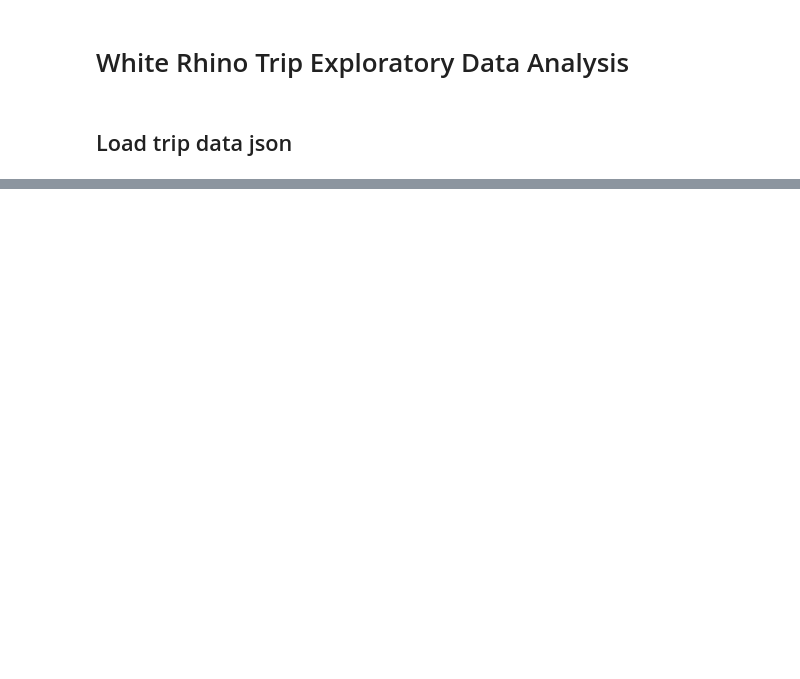
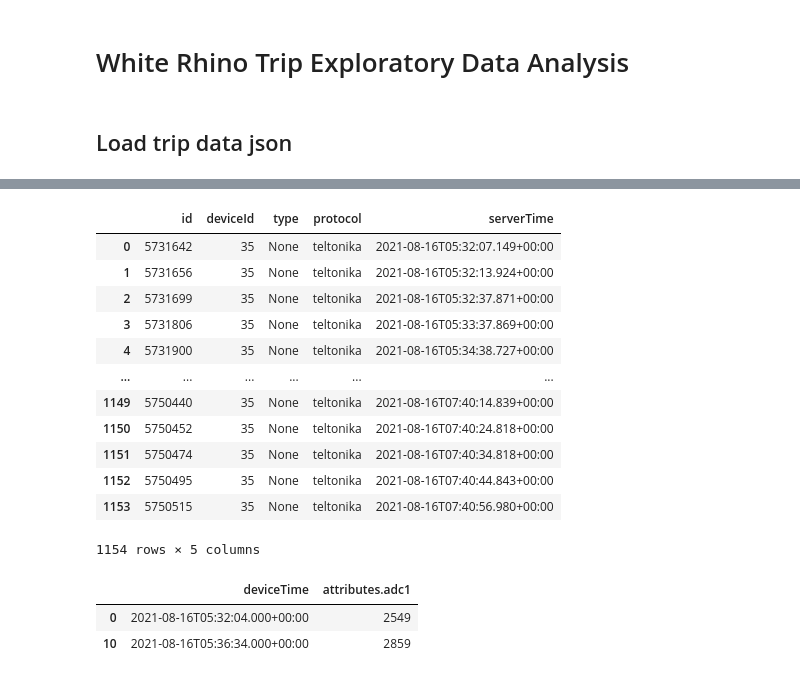
Before and after one commit to ifolarin/ML-foundations, a Jupyter notebook: notebooks/white-rhino/trip-eda.ipynb, the cells around one changed output, grey strips where cells are left out. Drawn from its saved outputs; the diff is of its cells as text; code cells hidden in the pictures; blank space fills up the shorter version.

```diff
--- a/notebooks/white-rhino/trip-eda.ipynb
+++ b/notebooks/white-rhino/trip-eda.ipynb
@@ -44,0 +166,24 @@ td
+# %%
+sel_col = list(range(0,5))
+df.iloc[:,sel_col]
+# %% [output]
+|  | id | deviceId | type | protocol | serverTime |
+| 0 | 5731642 | 35 | None | teltonika | 2021-08-16T05:32:07.149+00:00 |
+| 1 | 5731656 | 35 | None | teltonika | 2021-08-16T05:32:13.924+00:00 |
+| 2 | 5731699 | 35 | None | teltonika | 2021-08-16T05:32:37.871+00:00 |
+| 3 | 5731806 | 35 | None | teltonika | 2021-08-16T05:33:37.869+00:00 |
+| 4 | 5731900 | 35 | None | teltonika | 2021-08-16T05:34:38.727+00:00 |
+| ... | ... | ... | ... | ... | ... |
+| 1149 | 5750440 | 35 | None | teltonika | 2021-08-16T07:40:14.839+00:00 |
+| 1150 | 5750452 | 35 | None | teltonika | 2021-08-16T07:40:24.818+00:00 |
+| 1151 | 5750474 | 35 | None | teltonika | 2021-08-16T07:40:34.818+00:00 |
+| 1152 | 5750495 | 35 | None | teltonika | 2021-08-16T07:40:44.843+00:00 |
+| 1153 | 5750515 | 35 | None | teltonika | 2021-08-16T07:40:56.980+00:00 |
+1154 rows × 5 columns
+# %%
+
+df.loc[[0,10],['deviceTime','attributes.adc1']]
+# %% [output]
+|  | deviceTime | attributes.adc1 |
+| 0 | 2021-08-16T05:32:04.000+00:00 | 2549 |
+| 10 | 2021-08-16T05:36:34.000+00:00 | 2859 |
```
Also changed, not shown: parts of 13 cells of this notebook, 1 other file.
